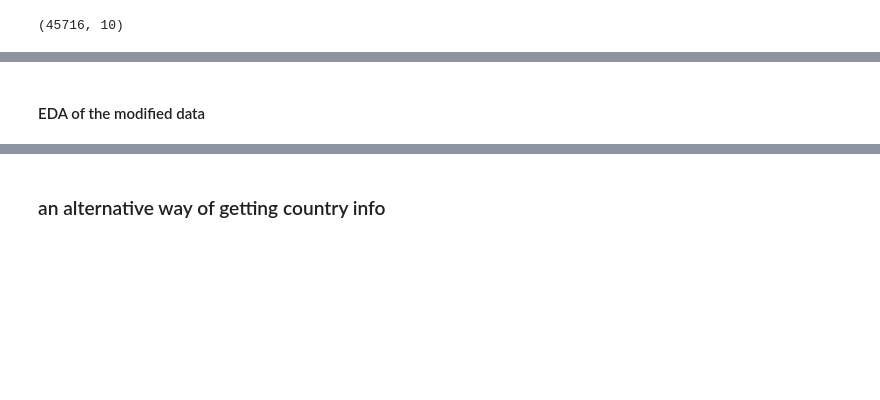
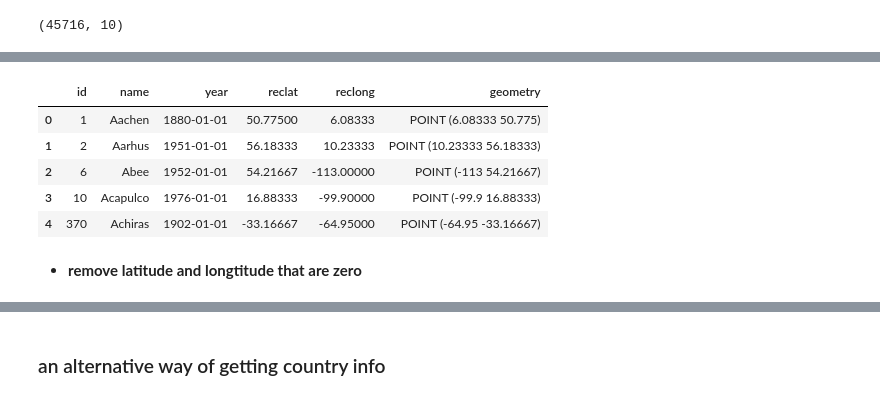
Before and after one commit to alecfei/meteorite-landing, a Jupyter notebook: Meteorite landing.ipynb, the cells around one changed output, grey strips where cells are left out. Drawn from its saved outputs; the diff is of its cells as text; code cells hidden in the pictures; blank space fills up the shorter version.

```diff
--- a/Meteorite landing.ipynb
+++ b/Meteorite landing.ipynb
@@ -249,0 +341,11 @@ meteorite.shape
+# %%
+meteorite_landing = meteorite[['id', 'name', 'year', 'reclat', 'reclong', 'geometry']]
+# %%
+meteorite_landing.head()
+# %% [output]
+|  | id | name | year | reclat | reclong | geometry |
+| 0 | 1 | Aachen | 1880-01-01 | 50.77500 | 6.08333 | POINT (6.08333 50.775) |
+| 1 | 2 | Aarhus | 1951-01-01 | 56.18333 | 10.23333 | POINT (10.23333 56.18333) |
+| 2 | 6 | Abee | 1952-01-01 | 54.21667 | -113.00000 | POINT (-113 54.21667) |
+| 3 | 10 | Acapulco | 1976-01-01 | 16.88333 | -99.90000 | POINT (-99.9 16.88333) |
+| 4 | 370 | Achiras | 1902-01-01 | -33.16667 | -64.95000 | POINT (-64.95 -33.16667) |
@@ -250,2 +356,2 @@ meteorite.shape
 # %% [markdown]
-#### EDA of the modified data
+- **remove latitude and longtitude that are zero**
```
Also changed, not shown: parts of 56 cells of this notebook, 42 other files.
